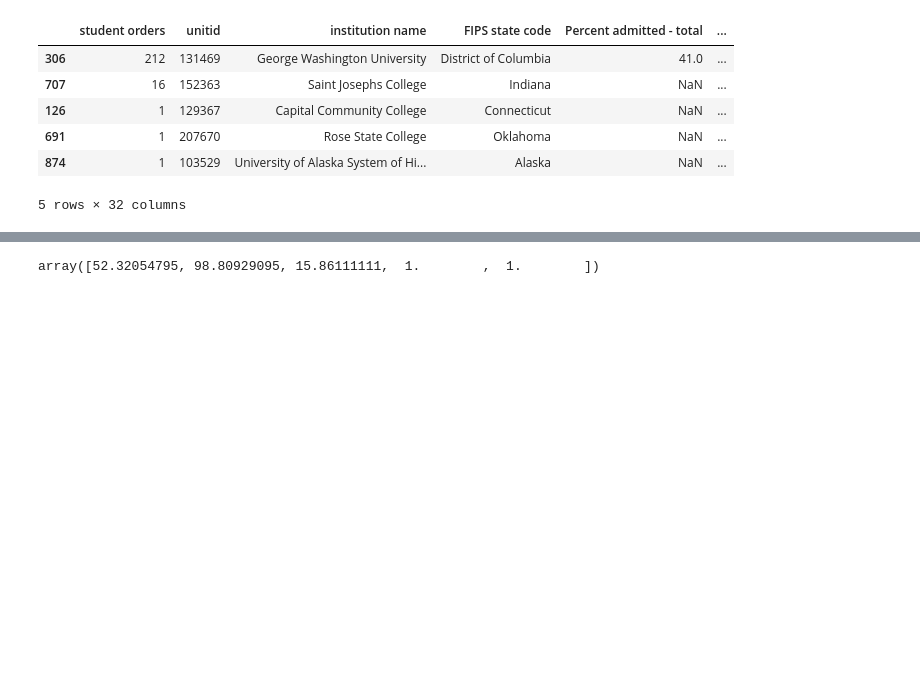
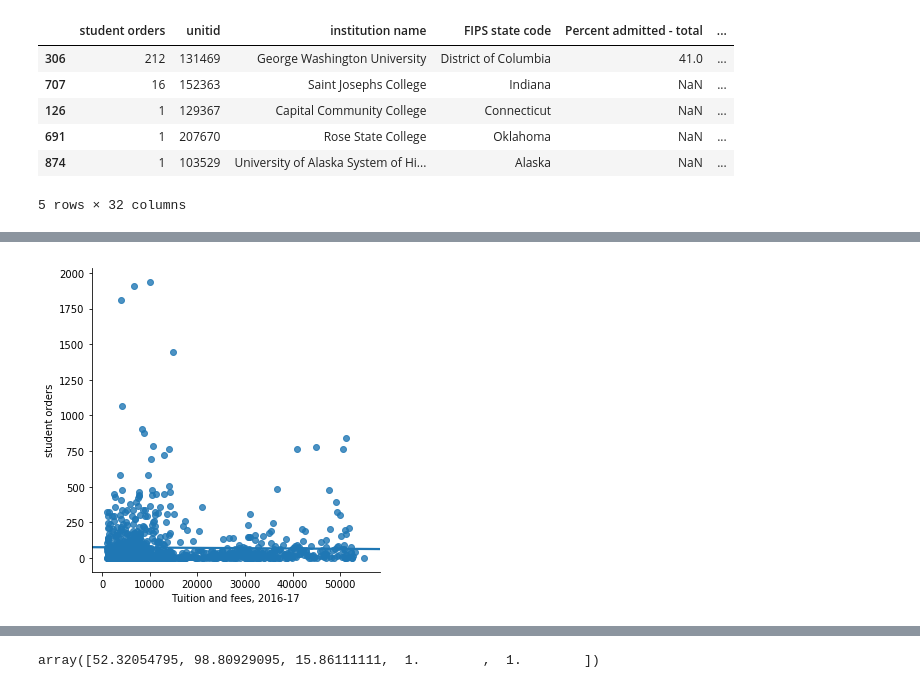
Before and after one commit to KayliBrownstein/data-science-flatworld-sales, a Jupyter notebook: institution_sales_eda.ipynb, the cells around one changed output, grey strips where cells are left out. Drawn from its saved outputs; the diff is of its cells as text; code cells hidden in the pictures; blank space fills up the shorter version.

```diff
--- a/institution_sales_eda.ipynb
+++ b/institution_sales_eda.ipynb
@@ -277,0 +296,4 @@ institutions.sample(n=10, random_state=1)
+# %%
+sns.lmplot(x='Tuition and fees, 2016-17', y='student orders', data=institutions, ci=None);
+# %% [output]
+[figure, added]
```
Also changed, not shown: parts of 12 cells of this notebook.
